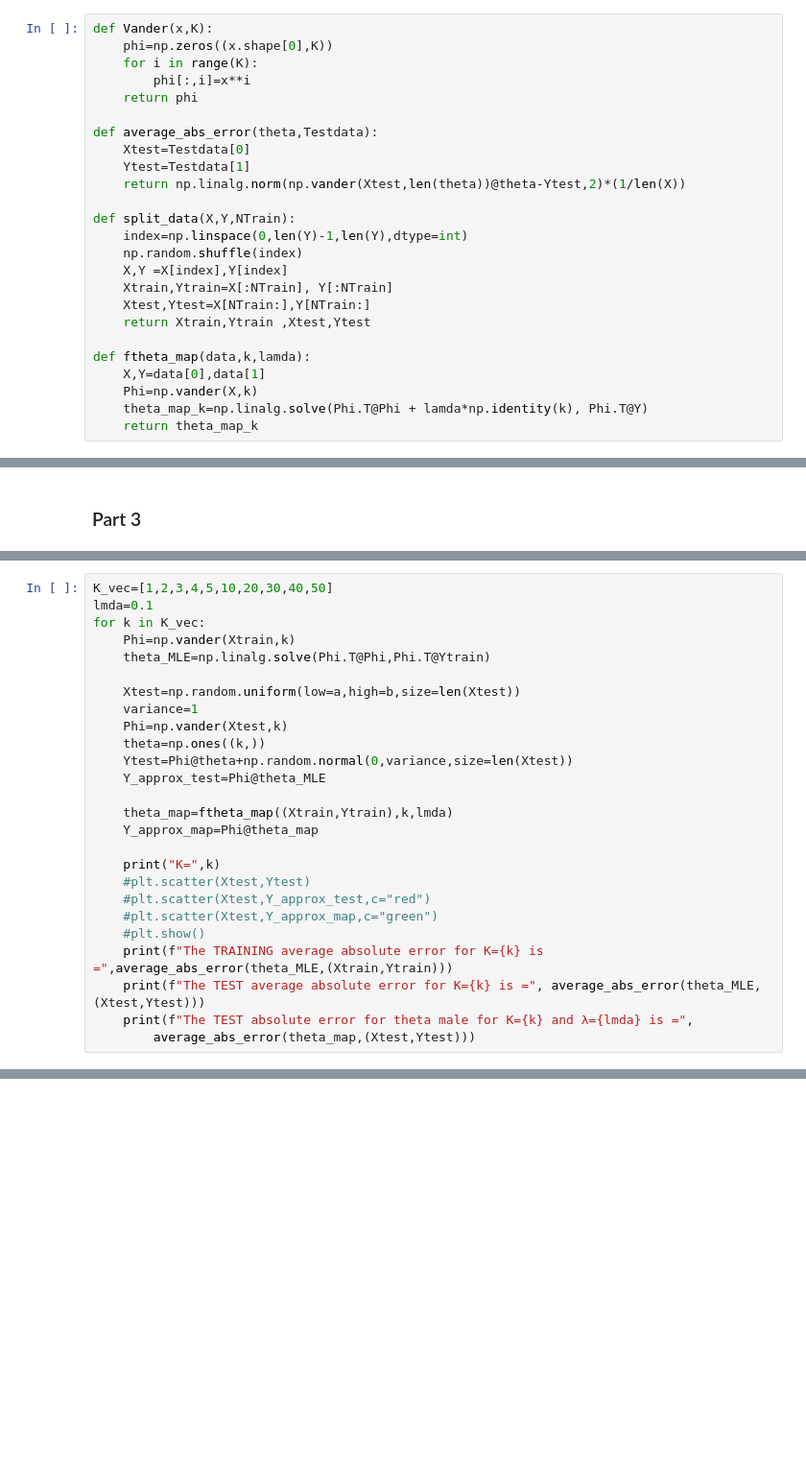
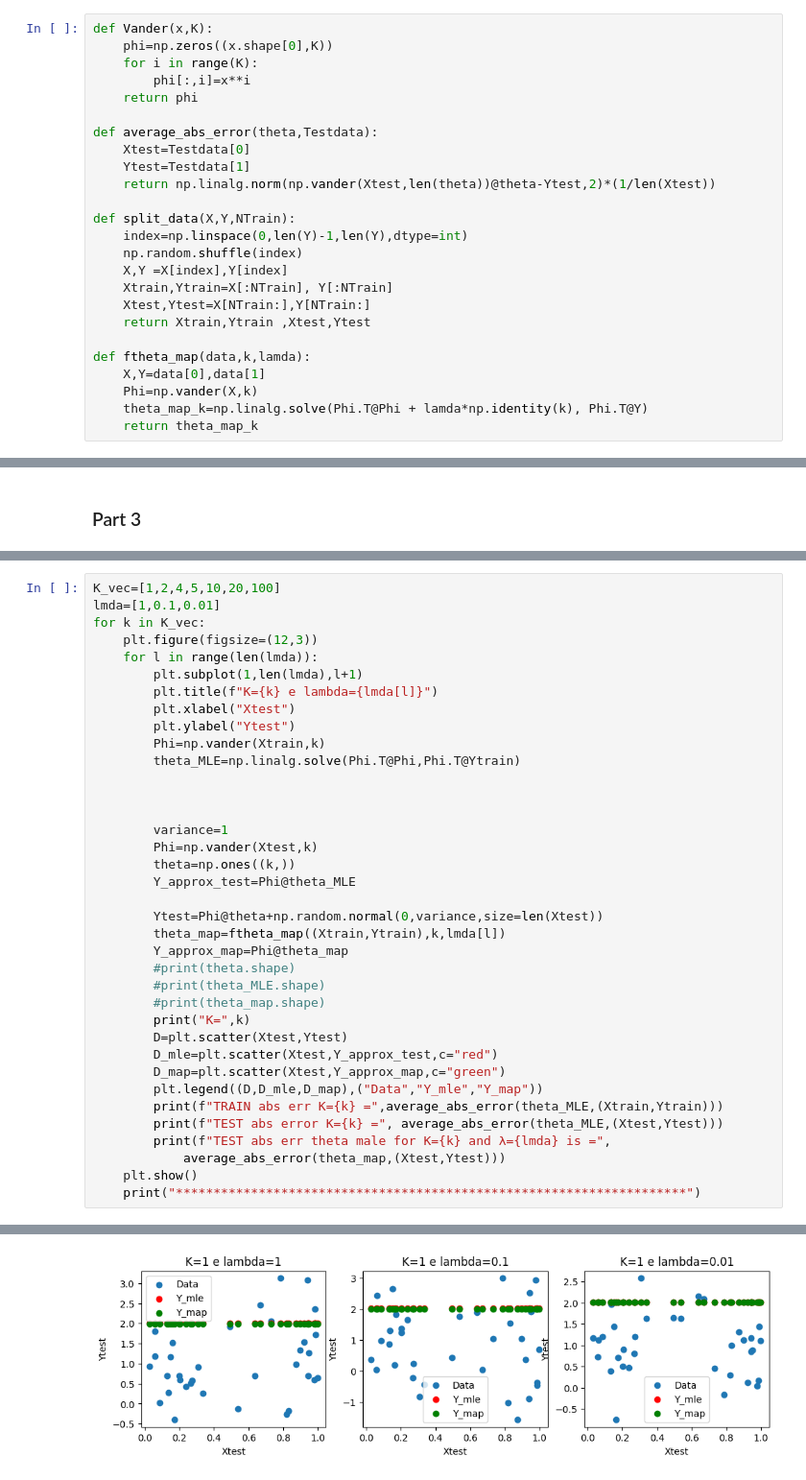
Before and after one commit to francesco-source/Artificial-Intelligence-UNIBO, a Jupyter notebook: Statistical_and_mathematical_methods_for_AI/Exercises/Exercise4.ipynb, the cells around one changed output, grey strips where cells are left out. Shown at 96% size. Cells and saved outputs as stored; diff of their text form; blank space fills up the shorter version.

```diff
--- a/Statistical_and_mathematical_methods_for_AI/Exercises/Exercise4.ipynb
+++ b/Statistical_and_mathematical_methods_for_AI/Exercises/Exercise4.ipynb
@@ -14,7 +14,7 @@ def Vander(x,K):
 def average_abs_error(theta,Testdata):
     Xtest=Testdata[0]
     Ytest=Testdata[1]
-    return np.linalg.norm(np.vander(Xtest,len(theta))@theta-Ytest,2)*(1/len(X))
+    return np.linalg.norm(np.vander(Xtest,len(theta))@theta-Ytest,2)*(1/len(Xtest))
 
 def split_data(X,Y,NTrain):
     index=np.linspace(0,len(Y)-1,len(Y),dtype=int)
@@ -62,28 +80,39 @@ Xtrain,Ytrain ,Xtest,Ytest=split_data(X,Y,int(N-N/3))
 # %%
-K_vec=[1,2,3,4,5,10,20,30,40,50]
-lmda=0.1
+K_vec=[1,2,4,5,10,20,100]
+lmda=[1,0.1,0.01]
 for k in K_vec:
-    Phi=np.vander(Xtrain,k)
-    theta_MLE=np.linalg.solve(Phi.T@Phi,Phi.T@Ytrain)
+    plt.figure(figsize=(12,3))
+    for l in range(len(lmda)):
+        plt.subplot(1,len(lmda),l+1)
+        plt.title(f"K={k} e lambda={lmda[l]}")
+        plt.xlabel("Xtest")
+        plt.ylabel("Ytest")
+        Phi=np.vander(Xtrain,k)
+        theta_MLE=np.linalg.solve(Phi.T@Phi,Phi.T@Ytrain)
 
-    Xtest=np.random.uniform(low=a,high=b,size=len(Xtest))
-    variance=1
-    Phi=np.vander(Xtest,k)
-    theta=np.ones((k,))
-    Ytest=Phi@theta+np.random.normal(0,variance,size=len(Xtest))
-    Y_approx_test=Phi@theta_MLE
 
-    theta_map=ftheta_map((Xtrain,Ytrain),k,lmda)
-    Y_approx_map=Phi@theta_map
 
-    print("K=",k)
-    #plt.scatter(Xtest,Ytest)
-    #plt.scatter(Xtest,Y_approx_test,c="red")
-    #plt.scatter(Xtest,Y_approx_map,c="green")
-    #plt.show()
-    print(f"The TRAINING average absolute error for K={k} is =",average_abs_error(theta_MLE,(Xtrain,Ytrain)))
-    print(f"The TEST average absolute error for K={k} is =", average_abs_error(theta_MLE,(Xtest,Ytest)))
-    print(f"The TEST absolute error for theta male for K={k} and λ={lmda} is =",
-        average_abs_error(theta_map,(Xtest,Ytest)))
+        variance=1
+        Phi=np.vander(Xtest,k)
+        theta=np.ones((k,))
+        Y_approx_test=Phi@theta_MLE
+
+        Ytest=Phi@theta+np.random.normal(0,variance,size=len(Xtest))
+        theta_map=ftheta_map((Xtrain,Ytrain),k,lmda[l])
+        Y_approx_map=Phi@theta_map
+        #print(theta.shape)
+        #print(theta_MLE.shape)
+        #print(theta_map.shape)
+        print("K=",k)
+        D=plt.scatter(Xtest,Ytest)
+        D_mle=plt.scatter(Xtest,Y_approx_test,c="red")
+        D_map=plt.scatter(Xtest,Y_approx_map,c="green")
+        plt.legend((D,D_mle,D_map),("Data","Y_mle","Y_map"))
+        print(f"TRAIN abs err K={k} =",average_abs_error(theta_MLE,(Xtrain,Ytrain)))
+        print(f"TEST abs error K={k} =", average_abs_error(theta_MLE,(Xtest,Ytest)))
+        print(f"TEST abs err theta male for K={k} and λ={lmda} is =",
+            average_abs_error(theta_map,(Xtest,Ytest)))
+    plt.show()
+    print("********************************************************************")
 # %% [output]
 K= 1
@@ -105,0 +130 @@ The TEST absolute error for theta male for K=50 and λ=0.1 is = 0.51243100922241
+[figure, added]
```
Also changed, not shown: parts of 9 cells of this notebook.
